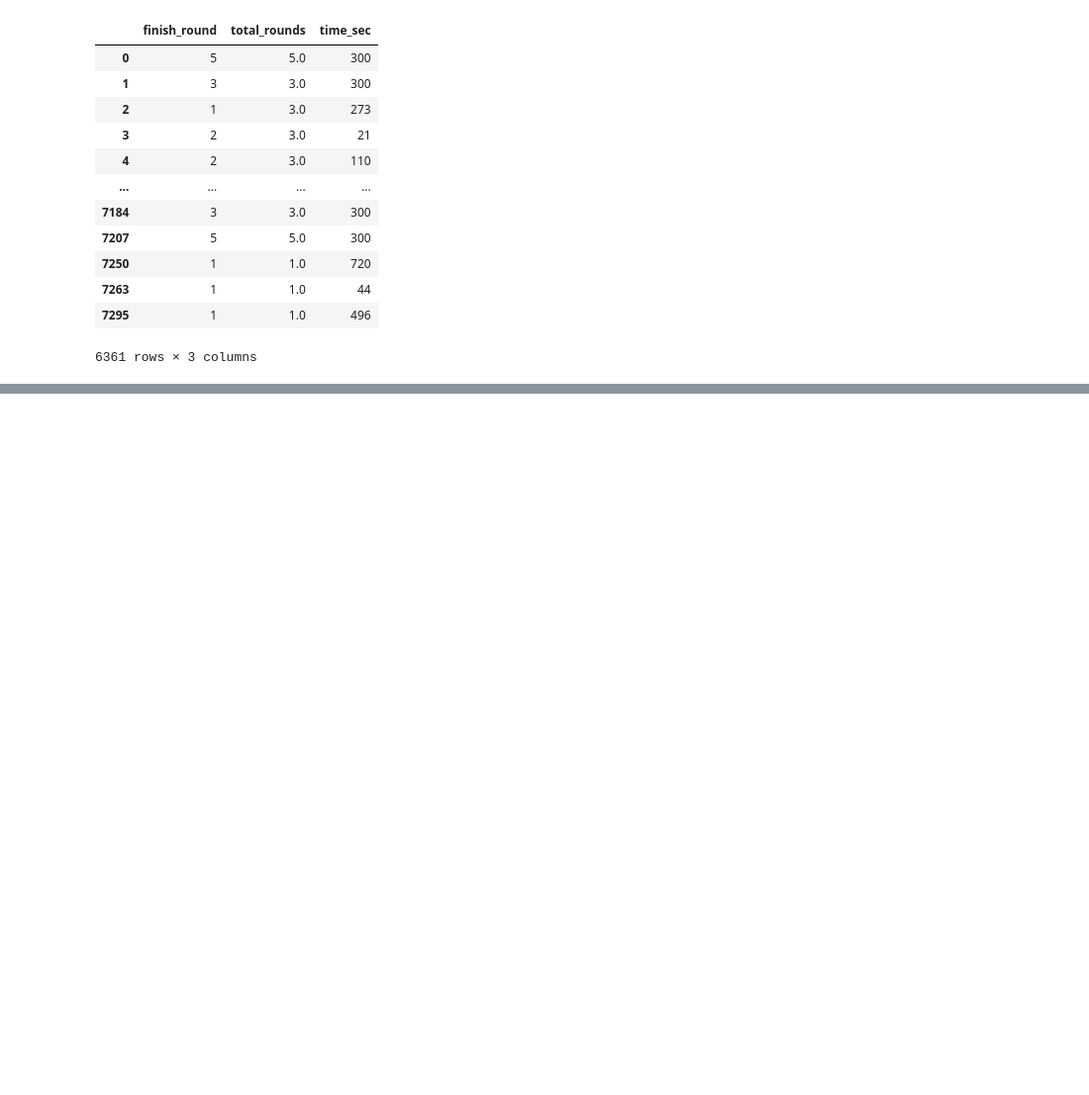
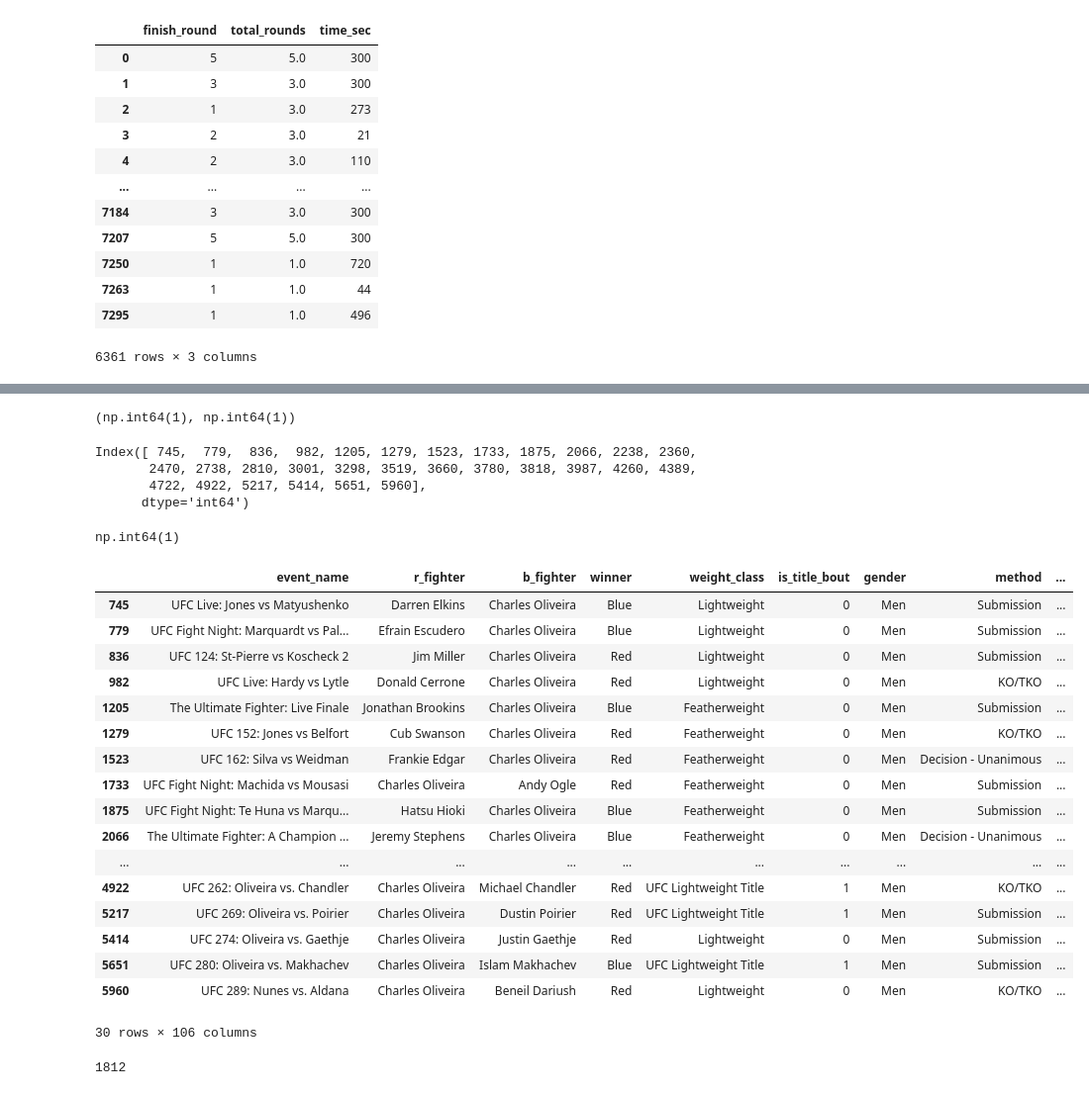
Before and after one commit to rishabkolan/Predicting-the-amount-of-time-a-UFC-fight-lasts, a Jupyter notebook: main.ipynb, the cells around one changed output, grey strips where cells are left out. Shown at 99% size. Saved outputs shown, nothing was run; the diff lists cells and outputs as text; code cells hidden in the pictures; blank space fills up the shorter version.

```diff
--- a/main.ipynb
+++ b/main.ipynb
@@ -95,0 +104,74 @@ df
+# %%
+#Found out the stats of each fighter is constant in all their fights which isn't true. Also found out that the avg number of knockdowns was missing which is a key component.
+
+charles_red = df[df['r_fighter'] == 'Charles Oliveira']
+charles_blue = df[df['b_fighter'] == 'Charles Oliveira']
+charles = pd.concat([charles_red, charles_blue]).sort_index()
+# %% [output]
+(np.int64(1), np.int64(1))
+# %%
+indices = charles.index.sort_values(ascending = True)
+indices
+# %% [output]
+Index([ 745,  779,  836,  982, 1205, 1279, 1523, 1733, 1875, 2066, 2238, 2360,
+       2470, 2738, 2810, 3001, 3298, 3519, 3660, 3780, 3818, 3987, 4260, 4389,
+       4722, 4922, 5217, 5414, 5651, 5960],
+      dtype='int64')
+# %%
+red_features = ['r_kd', 'r_sig_str_acc', 'r_str_acc', 'r_td_acc','r_sub_att', 'r_ctrl_sec', 'r_td_def' ]
+blue_features = ['b_kd', 'b_sig_str_acc', 'b_str_acc', 'b_td_acc','b_sub_att', 'b_ctrl_sec', 'b_td_def' ]
+# %%
+charles[red_features[0] + '_total'].loc[5960]
+# %% [output]
+np.int64(1)
+# %%
+feature_length = len(red_features)
+for n in np.arange(feature_length):
+  count = 0
+  average = 0
+  sum = 0
+  for index in indices:
+    count += 1
+    if charles['r_fighter'].loc[index] == 'Charles Oliveira':
+
+      try:
+        average = sum / (count - 1)
+      except ZeroDivisionError:
+        average = 0
+      sum += charles.loc[index, red_features[n]]
+      if count == 1:
+        continue
+      else:
+        charles.loc[index, red_features[n] + '_total'] = average
+    else:
+
+      try:
+        average = sum / (count - 1)
+      except ZeroDivisionError:
+        average = 0
+      sum += charles.loc[index, blue_features[n]]
+      if count == 1:
+        continue
+      else:
+        charles.loc[index, blue_features[n] + '_total'] = average
+# %%
+charles
+# %% [output]
+|  | event_name | r_fighter | b_fighter | winner | weight_class | is_title_bout | gender | method | ... |
+| 745 | UFC Live: Jones vs Matyushenko | Darren Elkins | Charles Oliveira | Blue | Lightweight | 0 | Men | Submission | ... |
+| 779 | UFC Fight Night: Marquardt vs Pal... | Efrain Escudero | Charles Oliveira | Blue | Lightweight | 0 | Men | Submission | ... |
+| 836 | UFC 124: St-Pierre vs Koscheck 2 | Jim Miller | Charles Oliveira | Red | Lightweight | 0 | Men | Submission | ... |
+| 982 | UFC Live: Hardy vs Lytle | Donald Cerrone | Charles Oliveira | Red | Lightweight | 0 | Men | KO/TKO | ... |
+| 1205 | The Ultimate Fighter: Live Finale | Jonathan Brookins | Charles Oliveira | Blue | Featherweight | 0 | Men | Submission | ... |
+| 1279 | UFC 152: Jones vs Belfort | Cub Swanson | Charles Oliveira | Red | Featherweight | 0 | Men | KO/TKO | ... |
+| 1523 | UFC 162: Silva vs Weidman | Frankie Edgar | Charles Oliveira | Red | Featherweight | 0 | Men | Decision - Unanimous | ... |
+| 1733 | UFC Fight Night: Machida vs Mousasi | Charles Oliveira | Andy Ogle | Red | Featherweight | 0 | Men | Submission | ... |
+| 1875 | UFC Fight Night: Te Huna vs Marqu... | Hatsu Hioki | Charles Oliveira | Blue | Featherweight | 0 | Men | Submission | ... |
+| 2066 | The Ultimate Fighter: A Champion ... | Jeremy Stephens | Charles Oliveira | Blue | Featherweight | 0 | Men | Decision - Unanimous | ... |
+| ... | ... | ... | ... | ... | ... | ... | ... | ... | ... |
+| 4922 | UFC 262: Oliveira vs. Chandler | Charles Oliveira | Michael Chandler | Red | UFC Lightweight Title | 1 | Men | KO/TKO | ... |
+| 5217 | UFC 269: Oliveira vs. Poirier | Charles Oliveira | Dustin Poirier | Red | UFC Lightweight Title | 1 | Men | Submission | ... |
+| 5414 | UFC 274: Oliveira vs. Gaethje | Charles Oliveira | Justin Gaethje | Red | Lightweight | 0 | Men | Submission | ... |
+| 5651 | UFC 280: Oliveira vs. Makhachev | Charles Oliveira | Islam Makhachev | Blue | UFC Lightweight Title | 1 | Men | Submission | ... |
+| 5960 | UFC 289: Nunes vs. Aldana | Charles Oliveira | Beneil Dariush | Red | Lightweight | 0 | Men | KO/TKO | ... |
+30 rows × 106 columns
@@ -95,0 +218,5 @@ df
+# %%
+fighters_array = np.unique(np.concatenate([np.unique(df['r_fighter']), np.unique(df['b_fighter'])]))
+len(fighters_array)
+# %% [output]
+1812
```
Also changed, not shown: parts of 8 cells of this notebook.
